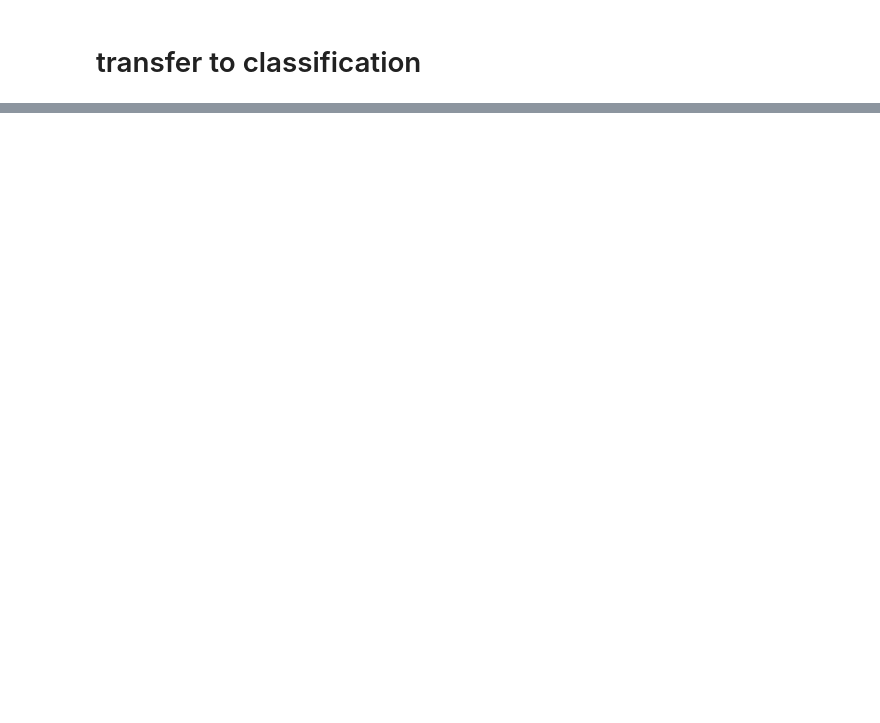
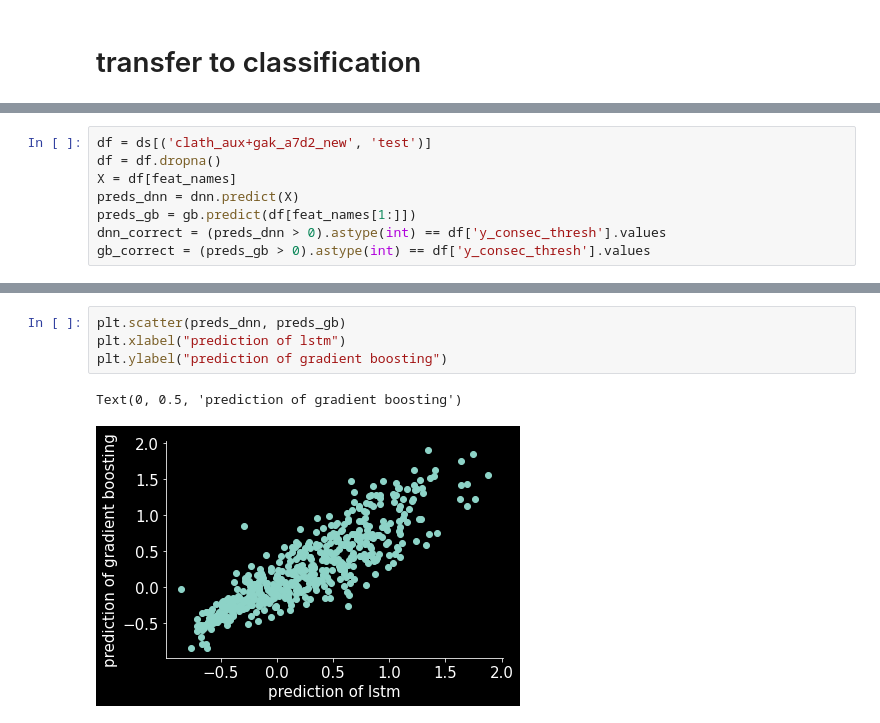
Before and after one commit to Yu-Group/molecular-partner-prediction, a Jupyter notebook: notebooks/08_fit_dnn_tracks.ipynb, the cells around one changed output, grey strips where cells are left out. Drawn from its saved outputs; the diff is of its cells as text; blank space fills up the shorter version.

```diff
--- a/notebooks/08_fit_dnn_tracks.ipynb
+++ b/notebooks/08_fit_dnn_tracks.ipynb
@@ -201,0 +253,8 @@ clath_gak train
+# %%
+df = ds[('clath_aux+gak_a7d2_new', 'test')]
+df = df.dropna()
+X = df[feat_names]
+preds_dnn = dnn.predict(X)
+preds_gb = gb.predict(df[feat_names[1:]])
+dnn_correct = (preds_dnn > 0).astype(int) == df['y_consec_thresh'].values
+gb_correct = (preds_gb > 0).astype(int) == df['y_consec_thresh'].values
@@ -201,0 +270,7 @@ clath_gak train
+# %%
+plt.scatter(preds_dnn, preds_gb)
+plt.xlabel("prediction of lstm")
+plt.ylabel("prediction of gradient boosting")
+# %% [output]
+Text(0, 0.5, 'prediction of gradient boosting')
+[figure, added]
```
Also changed, not shown: parts of 16 cells of this notebook, 1 other file.
